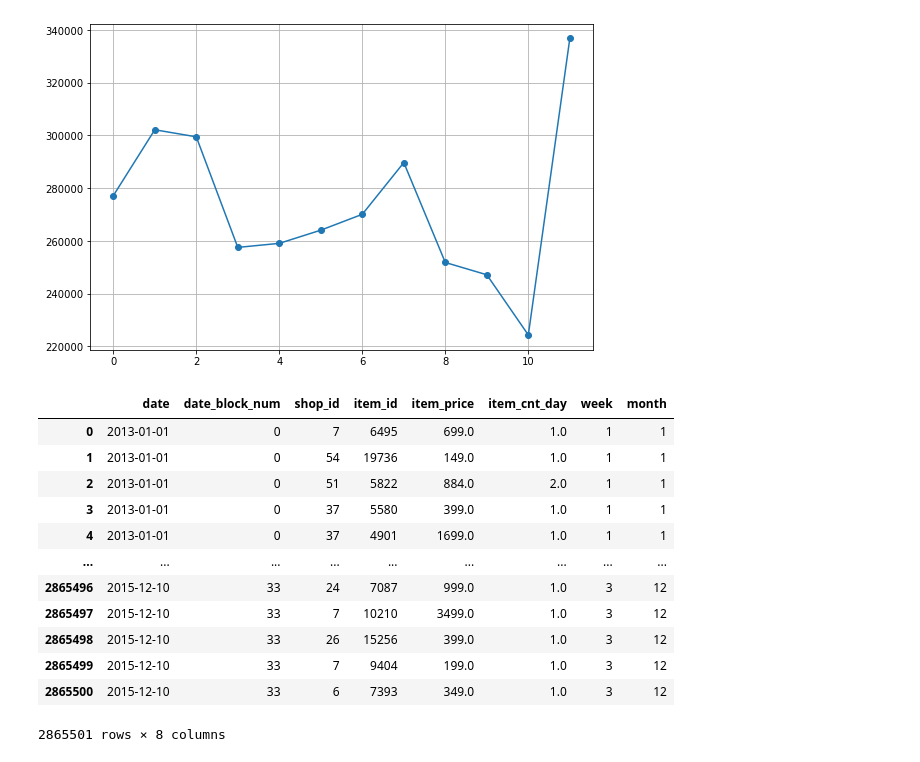
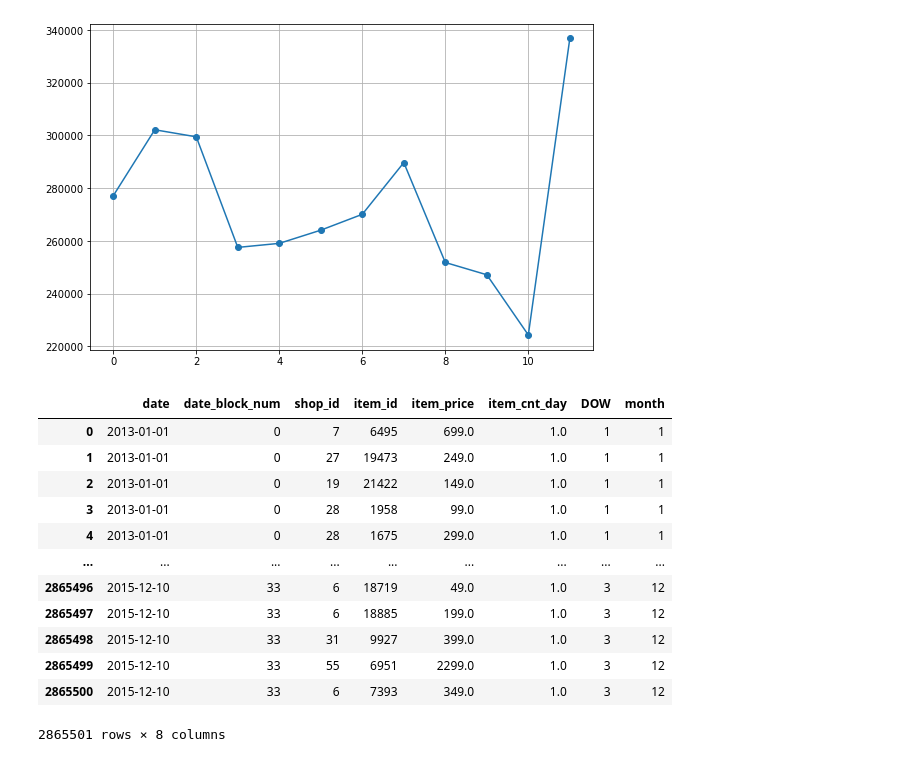
Before and after one commit to YusukeAmg/kaggle_Predict-Future-Sales, a Jupyter notebook: notebook/input-analysis_2020-10-04-16-25.ipynb, the cells around one changed output. Drawn from its saved outputs; the diff is of its cells as text; code cells hidden in the pictures.

```diff
--- a/notebook/input-analysis_2020-10-04-16-25.ipynb
+++ b/notebook/input-analysis_2020-10-04-16-25.ipynb
@@ -109,2 +82,0 @@ train[train['item_price'] < outliner_max2].item_price.plot.box()
-# %%
-train = train[train['item_price'] < outliner_max2].copy()
@@ -161,14 +83,19 @@ print(len(train[train['item_cnt_day'] < outliner_max2].item_cnt_day))
-# %%
-train = train[train['item_cnt_day'] < outliner_max2].copy()
+# %%
+# 商品価格が負のデータを同じ条件の他のデータ群の中央値で置換
+median = train[(train.shop_id==32)&\
+               (train.item_id==2973)&\
+               (train.date_block_num==4)&\
+               (train.item_price>0)].item_price.median()
+train.loc[train.item_price < 0, 'item_price'] = median
 # %% [markdown]
 # データ確認
 # %%
 # 曜日を追加
 # Sun:0, Mon:1, Tue:2, Wed:3, Thu:4, Fri:5, Sat:6
-train['week'] = train['date'].dt.dayofweek
+train['DOW'] = train['date'].dt.dayofweek
 
 # 曜日毎の売上数
-train.groupby('week').\
+train.groupby('DOW').\
 item_cnt_day.sum().reset_index().item_cnt_day.plot.bar()
 
 # 1か月の合計を予測すればよいので、あくまで確認だけ
@@ -193,18 +120,19 @@ item_cnt_day.sum().reset_index().item_cnt_day.plot(style='o-', figsize=(9,6), gr
 # %%
 # 日付順に整列
 train.sort_values('date', ascending=True, inplace=True)
-train.reset_index(drop=True)
+train.reset_index(drop=True, inplace=True)
+display(train)
 # %% [output]
-|  | date | date_block_num | shop_id | item_id | item_price | item_cnt_day | week | month |
+|  | date | date_block_num | shop_id | item_id | item_price | item_cnt_day | DOW | month |
 | 0 | 2013-01-01 | 0 | 7 | 6495 | 699.0 | 1.0 | 1 | 1 |
-| 1 | 2013-01-01 | 0 | 54 | 19736 | 149.0 | 1.0 | 1 | 1 |
-| 2 | 2013-01-01 | 0 | 51 | 5822 | 884.0 | 2.0 | 1 | 1 |
-| 3 | 2013-01-01 | 0 | 37 | 5580 | 399.0 | 1.0 | 1 | 1 |
-| 4 | 2013-01-01 | 0 | 37 | 4901 | 1699.0 | 1.0 | 1 | 1 |
+| 1 | 2013-01-01 | 0 | 27 | 19473 | 249.0 | 1.0 | 1 | 1 |
+| 2 | 2013-01-01 | 0 | 19 | 21422 | 149.0 | 1.0 | 1 | 1 |
+| 3 | 2013-01-01 | 0 | 28 | 1958 | 99.0 | 1.0 | 1 | 1 |
+| 4 | 2013-01-01 | 0 | 28 | 1675 | 299.0 | 1.0 | 1 | 1 |
 | ... | ... | ... | ... | ... | ... | ... | ... | ... |
-| 2865496 | 2015-12-10 | 33 | 24 | 7087 | 999.0 | 1.0 | 3 | 12 |
-| 2865497 | 2015-12-10 | 33 | 7 | 10210 | 3499.0 | 1.0 | 3 | 12 |
-| 2865498 | 2015-12-10 | 33 | 26 | 15256 | 399.0 | 1.0 | 3 | 12 |
-| 2865499 | 2015-12-10 | 33 | 7 | 9404 | 199.0 | 1.0 | 3 | 12 |
+| 2865496 | 2015-12-10 | 33 | 6 | 18719 | 49.0 | 1.0 | 3 | 12 |
+| 2865497 | 2015-12-10 | 33 | 6 | 18885 | 199.0 | 1.0 | 3 | 12 |
+| 2865498 | 2015-12-10 | 33 | 31 | 9927 | 399.0 | 1.0 | 3 | 12 |
+| 2865499 | 2015-12-10 | 33 | 55 | 6951 | 2299.0 | 1.0 | 3 | 12 |
 | 2865500 | 2015-12-10 | 33 | 6 | 7393 | 349.0 | 1.0 | 3 | 12 |
 2865501 rows × 8 columns
```
Also changed, not shown: parts of 10 cells of this notebook, 2 other files.
